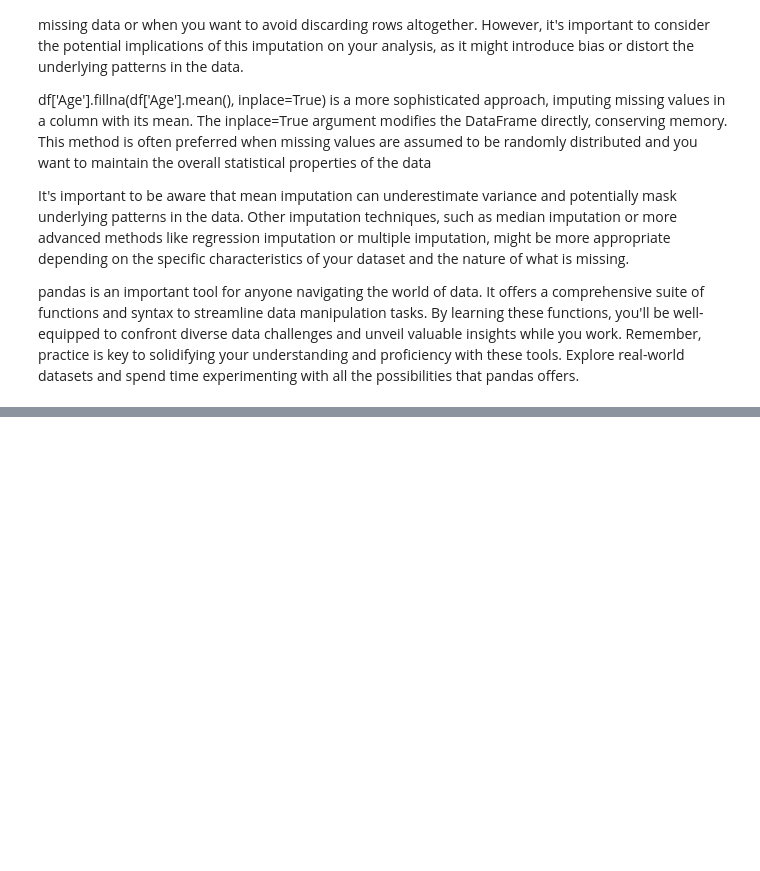
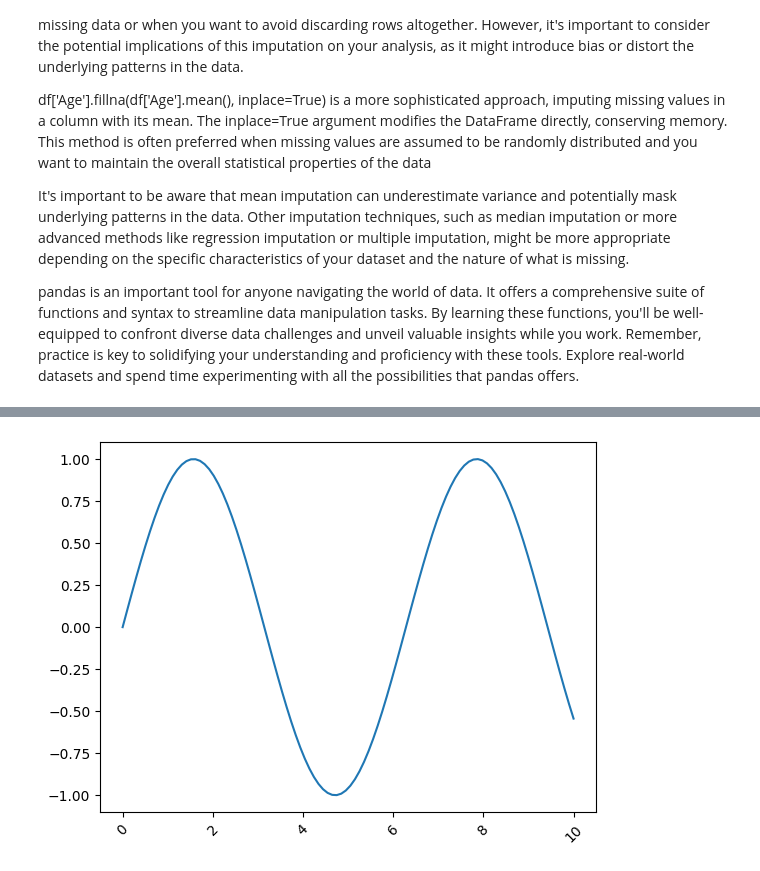
Before and after one commit to Douglas-Christian/coursera-python, a Jupyter notebook: Pandas.ipynb, the cells around one changed output, grey strips where cells are left out. Saved outputs shown, nothing was run; the diff lists cells and outputs as text; code cells hidden in the pictures; blank space fills up the shorter version.

```diff
--- a/Pandas.ipynb
+++ b/Pandas.ipynb
@@ -267,0 +296,18 @@ print("\nAverage Age by City:\n", grouped_data)
+# %%
+import matplotlib.pyplot as plt
+import numpy as np
+
+x = np.linspace(0, 10, 100)
+y = np.sin(x)
+
+plt.plot(x, y)
+
+# Set tick locations and labels for the x-axis
+plt.xticks(np.arange(0, 11, 2), ['0', '2', '4', '6', '8', '10'])
+
+# Rotate x-axis labels for better readability
+plt.xticks(rotation=45)
+
+plt.show()
+# %% [output]
+[figure, added]
```
Also changed, not shown: parts of 3 cells of this notebook.
